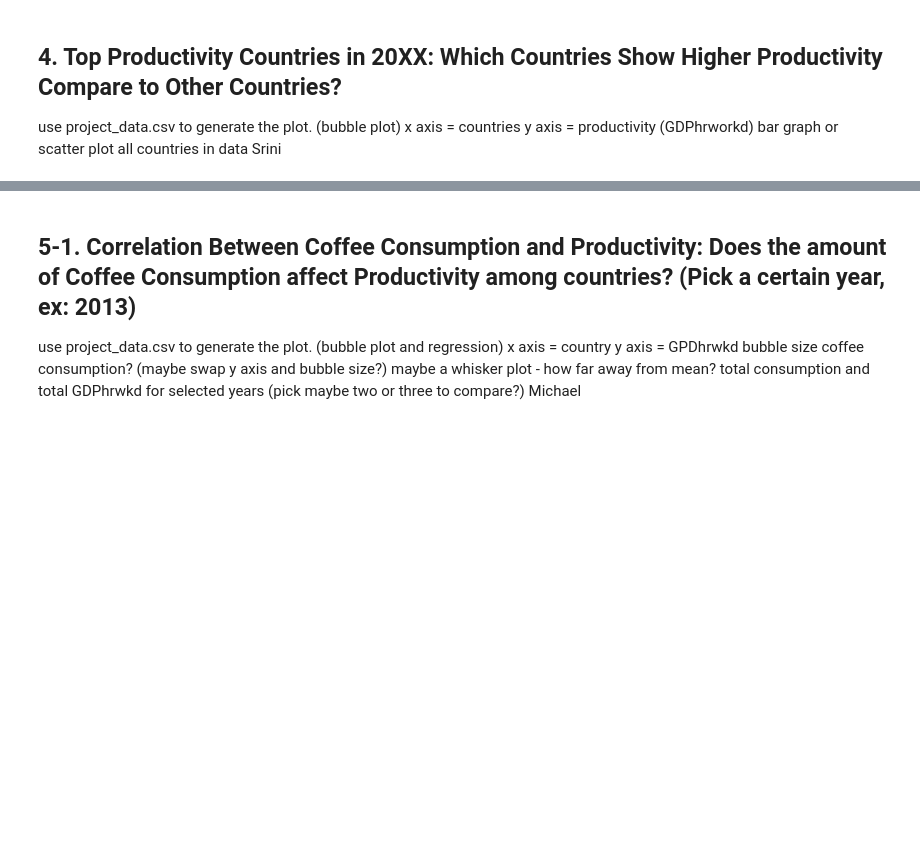
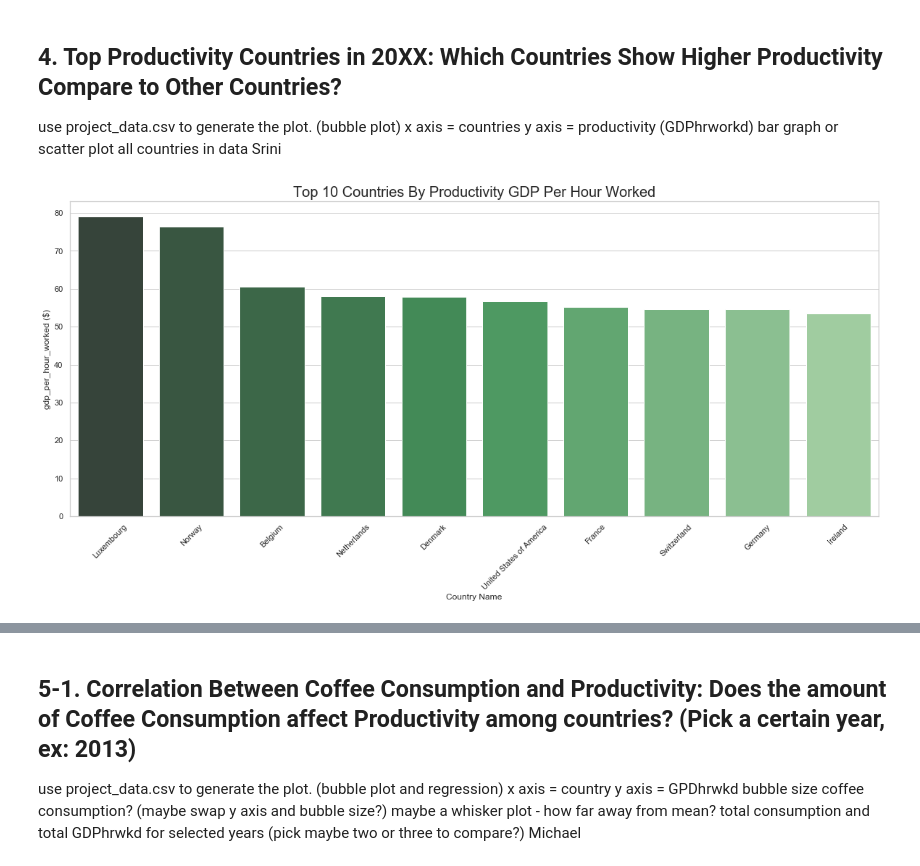
Before and after one commit to andrewboring/Confabulators_Project_1, a Jupyter notebook: project1_the-confabulators_starter.ipynb, the cells around one changed output, grey strips where cells are left out. Saved outputs shown, nothing was run; the diff lists cells and outputs as text; code cells hidden in the pictures; blank space fills up the shorter version.

```diff
--- a/project1_the-confabulators_starter.ipynb
+++ b/project1_the-confabulators_starter.ipynb
@@ -57,3 +98,19 @@ y axis = productivity (GDPhrworkd)
 bar graph or scatter plot
 all countries in data
 Srini
+# %%
+# Top 10 productivity countries per capita
+top_productivity_pc = mean_values_country_df.sort_values("gdp_per_hour_worked ($)", ascending = False)\
+.head(10).reset_index()
+top_productivity_pc
+#top 10 Coffee drinking per person graph
+sns.set(style="whitegrid")
+plt.figure(figsize=(20,8))
+g=sns.barplot(x='Country Name',y='gdp_per_hour_worked ($)',data=top_productivity_pc, palette="Greens_d")
+plt.xticks(rotation=45)
+#plt.grid(True)
+plt.title('Top 10 Countries By Productivity GDP Per Hour Worked', size =20)
+plt.savefig("Top_10_Productive.png")
+plt.show()
+# %% [output]
+[figure, added]
```
Also changed, not shown: parts of 4 cells of this notebook.
